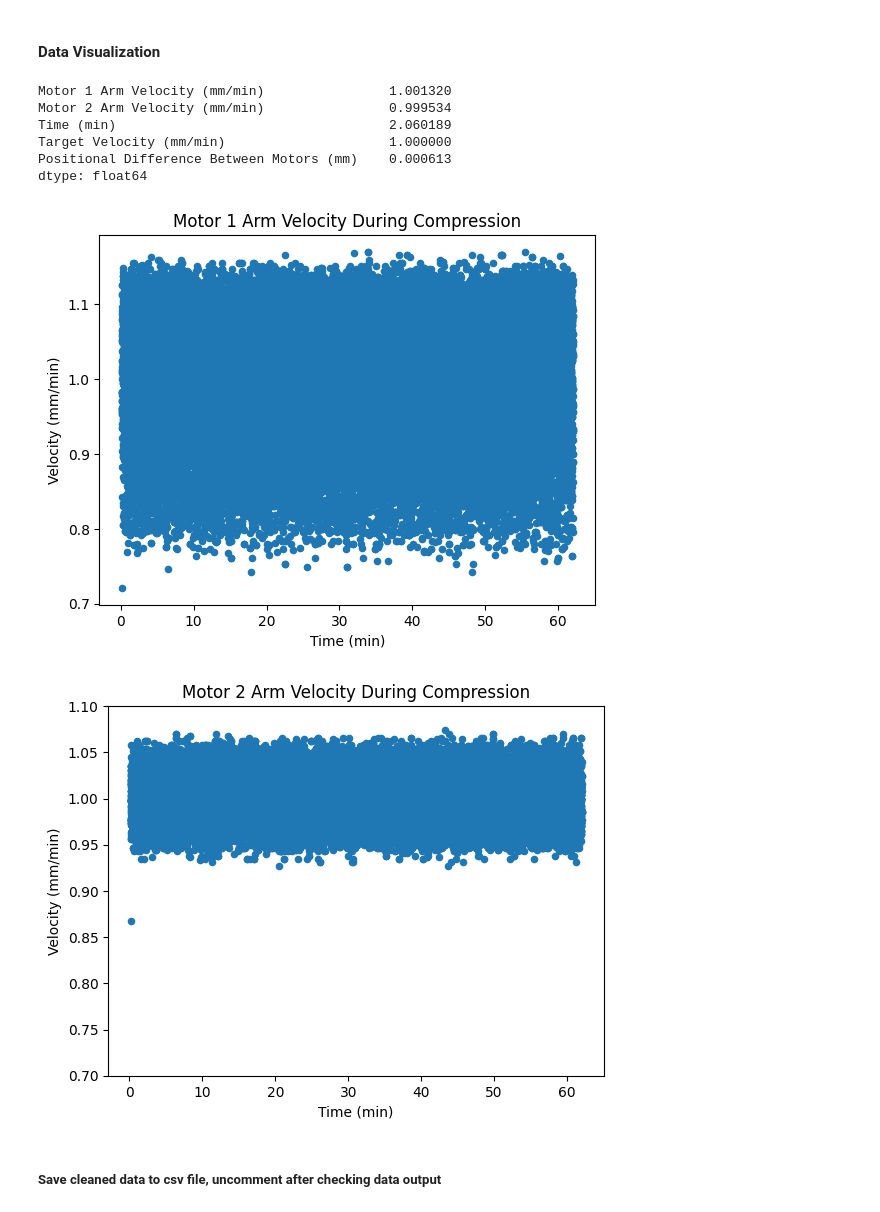
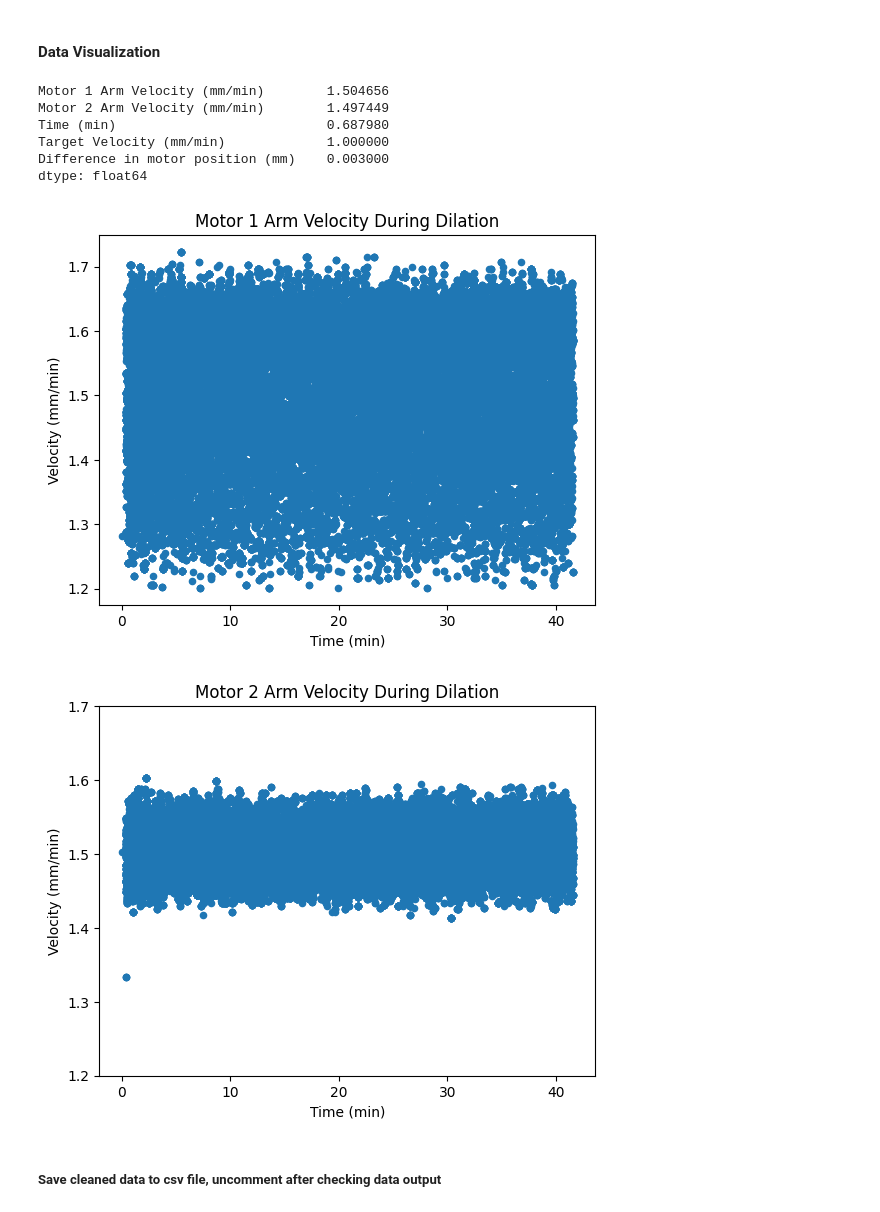
Before and after one commit to pb-j123/Data-Analytics, a Jupyter notebook: data_cleaning_velocity.ipynb, the cells around one changed output. Saved outputs shown, nothing was run; the diff lists cells and outputs as text; code cells hidden in the pictures.

```diff
--- a/data_cleaning_velocity.ipynb
+++ b/data_cleaning_velocity.ipynb
@@ -17,22 +17,22 @@ import plotly.express as px
 ##### Define needed variables
 # %%
 #Change all backslashes in file path to double back slashes
-file_location = "C:\\Users\\HannahNevel\\OneDrive - STF Technologies LLC\\Desktop\\DOE RheoSurfR\\Motor Data\\velocity_compression_band_05_12_2023.csv"
+file_location = "C:\\Users\\HannahNevel\\OneDrive - STF Technologies LLC\\Desktop\DOE RheoSurfR\\Motor Data\dilation_1.5_05_15_2023.csv"
+
+#assign a new filename for the cleaned data
+newfile = 'velocity_dilation_1.5_05_15_2023_cleaned.csv'
 
 #input velocity threshold value, all data values below this point will be removed
-velocity_threshold_low = 0.7
+velocity_threshold_low = 1.2
 
 #input velocity threshold value, all data values above this point will be removed
-velocity_threshold_high = 1.3
+velocity_threshold_high = 1.8
 
 #assign as a string the name of the first data column
 first_col = 'Motor 1 Arm Velocity (mm/min)'
 
 #assign as a string the name of the time column
 time_col = 'Time (ms)'
-
-#assign a new filename for the cleaned data
-newfile = 'velocity_compression_05_12_2023_cleaned.csv'
 # %% [markdown]
 ##### Define function to open and import csv or xlsx file, create data frame, and drop missing/null values
 # %%
@@ -105,20 +105,20 @@ print(imported_vel_data)
 # %% [markdown]
 #### Data Visualization
 # %%
-graph1 = imported_vel_data.iloc[:].plot(x='Time (min)', y='Motor 1 Arm Velocity (mm/min)', kind='scatter', title = 'Motor 1 Arm Velocity During Compression')
-graph2 = imported_vel_data.iloc[:].plot(x='Time (min)', y='Motor 2 Arm Velocity (mm/min)', kind='scatter', title = 'Motor 2 Arm Velocity During Compression', ylim=(0.7,1.1))
+graph1 = imported_vel_data.iloc[:].plot(x='Time (min)', y='Motor 1 Arm Velocity (mm/min)', kind='scatter', title = 'Motor 1 Arm Velocity During Dilation')
+graph2 = imported_vel_data.iloc[:].plot(x='Time (min)', y='Motor 2 Arm Velocity (mm/min)', kind='scatter', title = 'Motor 2 Arm Velocity During Dilation', ylim = (velocity_threshold_low,velocity_threshold_high))
 graph1.set_ylabel('Velocity (mm/min)')
 graph2.set_ylabel('Velocity (mm/min)')
 imported_vel_data.iloc[215:2300].mean()
 # %% [output]
-Motor 1 Arm Velocity (mm/min)                1.001320
-Motor 2 Arm Velocity (mm/min)                0.999534
-Time (min)                                   2.060189
-Target Velocity (mm/min)                     1.000000
-Positional Difference Between Motors (mm)    0.000613
+Motor 1 Arm Velocity (mm/min)        1.504656
+Motor 2 Arm Velocity (mm/min)        1.497449
+Time (min)                           0.687980
+Target Velocity (mm/min)             1.000000
+Difference in motor position (mm)    0.003000
 dtype: float64
-[figure, old version]
+[figure, new version]
-[figure, old version]
+[figure, new version]
 # %% [markdown]
 ##### Save cleaned data to csv file, uncomment after checking data output
 # %%
```
Also changed, not shown: parts of 1 cell of this notebook.
